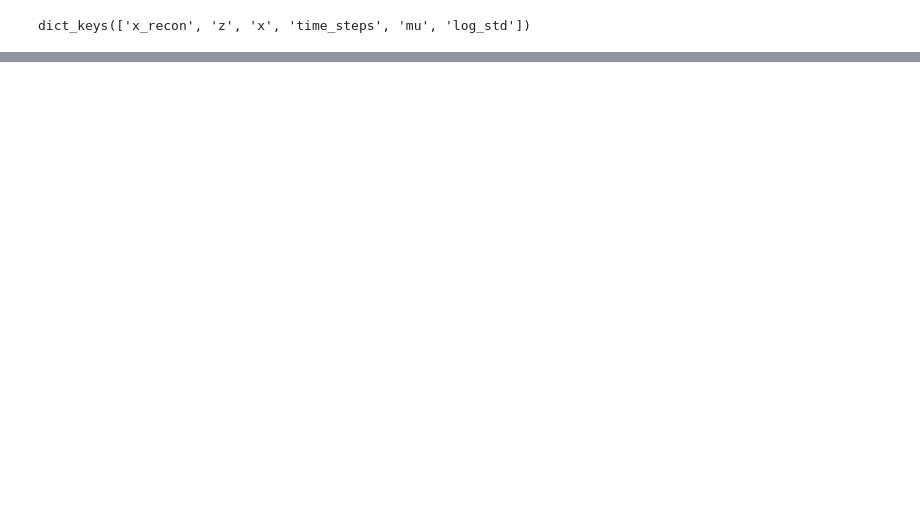
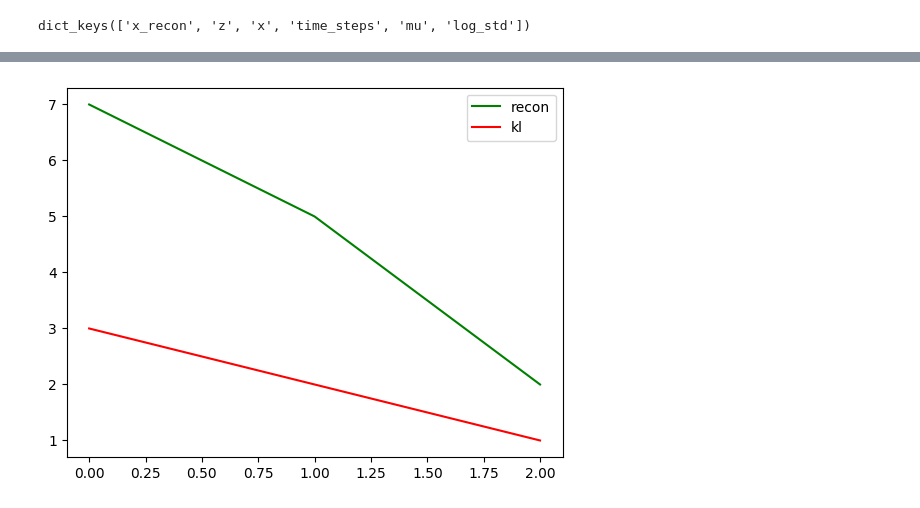
Before and after one commit to VityaVitalich/MLEM, a Jupyter notebook: experiments/rosbank/notebooks/testing.ipynb, the cells around one changed output, grey strips where cells are left out. Drawn from its saved outputs; the diff is of its cells as text; code cells hidden in the pictures; blank space fills up the shorter version.

```diff
--- a/experiments/rosbank/notebooks/testing.ipynb
+++ b/experiments/rosbank/notebooks/testing.ipynb
@@ -55,0 +100,7 @@ loss_out
+# %%
+kl_loss = [3, 2, 1]
+recon_loss = [7, 5, 2]
+# %%
+plot_losses(recon_loss, kl_loss)
+# %% [output]
+[figure, added]
```
Also changed, not shown: parts of 7 cells of this notebook, 2 other files.
